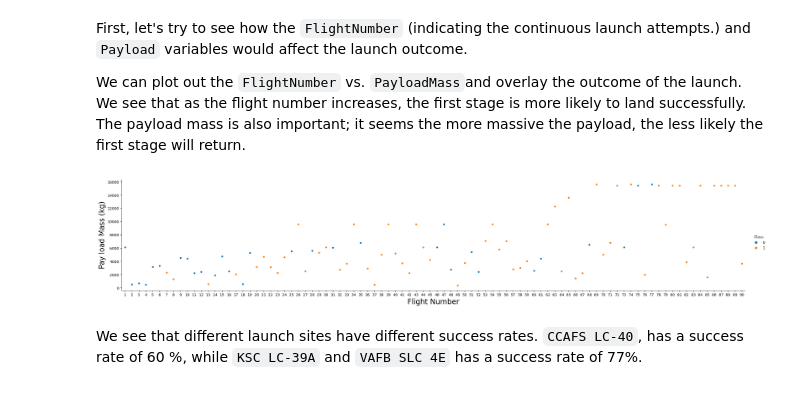
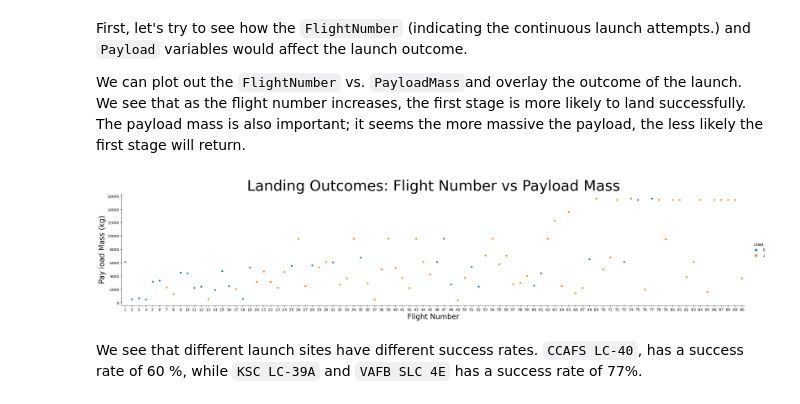
Before and after one commit to kymayodeji/SpaceX, a Jupyter notebook: spacex-eda-dataviz.ipynb, the cells around one changed output. Drawn from its saved outputs; the diff is of its cells as text; code cells hidden in the pictures.

Commit message:
added eda visualizations notebook

```diff
--- a/spacex-eda-dataviz.ipynb
+++ b/spacex-eda-dataviz.ipynb
@@ -71,10 +71,11 @@ We can plot out the <code>FlightNumber</code> vs. <code>PayloadMass</code>and ov
 # %%
 sns.catplot(y="PayloadMass", x="FlightNumber", hue="Class", data=df, aspect = 5)
 plt.xlabel("Flight Number",fontsize=20)
 plt.ylabel("Pay load Mass (kg)",fontsize=20)
+plt.title("Landing Outcomes: Flight Number vs Payload Mass", fontsize=40)
 plt.show()
 # %% [output]
-[figure, old version]
+[figure, new version]
 # %% [markdown]
 We see that different launch sites have different success rates.  <code>CCAFS LC-40</code>, has a success rate of 60 %, while  <code>KSC LC-39A</code> and <code>VAFB SLC 4E</code> has a success rate of 77%.
 # %% [markdown]
```
Also changed, not shown: parts of 6 cells of this notebook.
